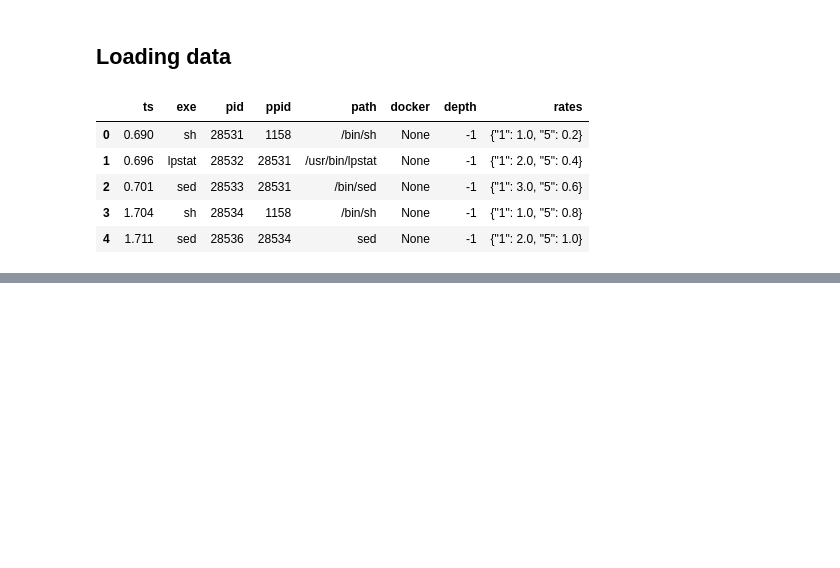
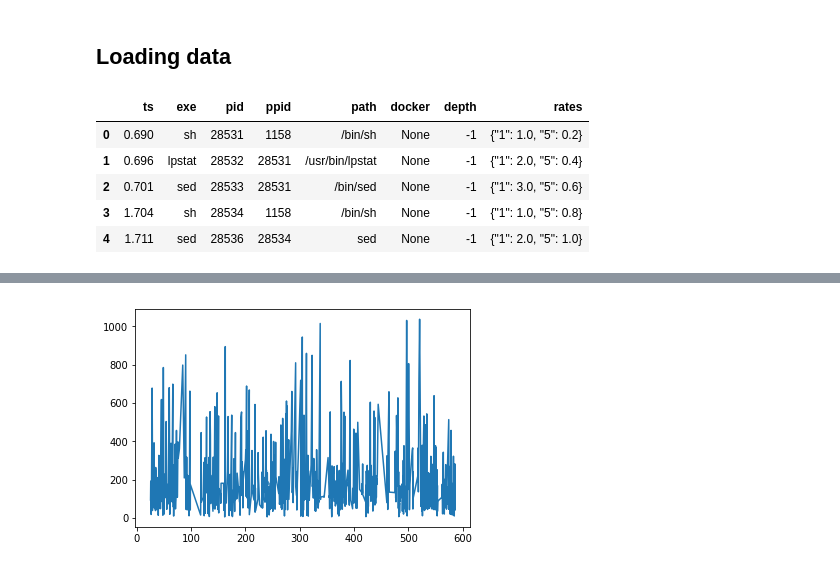
Before and after one commit to alivalehi/challenge1, a Jupyter notebook: preprocessing.ipynb, the cells around one changed output, grey strips where cells are left out. Saved outputs shown, nothing was run; the diff lists cells and outputs as text; code cells hidden in the pictures; blank space fills up the shorter version.

```diff
--- a/preprocessing.ipynb
+++ b/preprocessing.ipynb
@@ -59,0 +128,10 @@ df_tcplife.describe()
+# %%
+#get the indexes of outliers
+thres = np.percentile(tile_dist,95)
+df_outliers = df_tcplife.loc[df_tcplife['dur']>thres]
+# %%
+df_tcplife.loc[(df_tcplife['dur']<thres)].shape
+plt.plot(df_tcplife.loc[(df_tcplife['dur']<thres)].ts,df_tcplife.loc[(df_tcplife['dur']<thres)].dur)
+plt.show()
+# %% [output]
+[figure, added]
```
Also changed, not shown: parts of 8 cells of this notebook.
